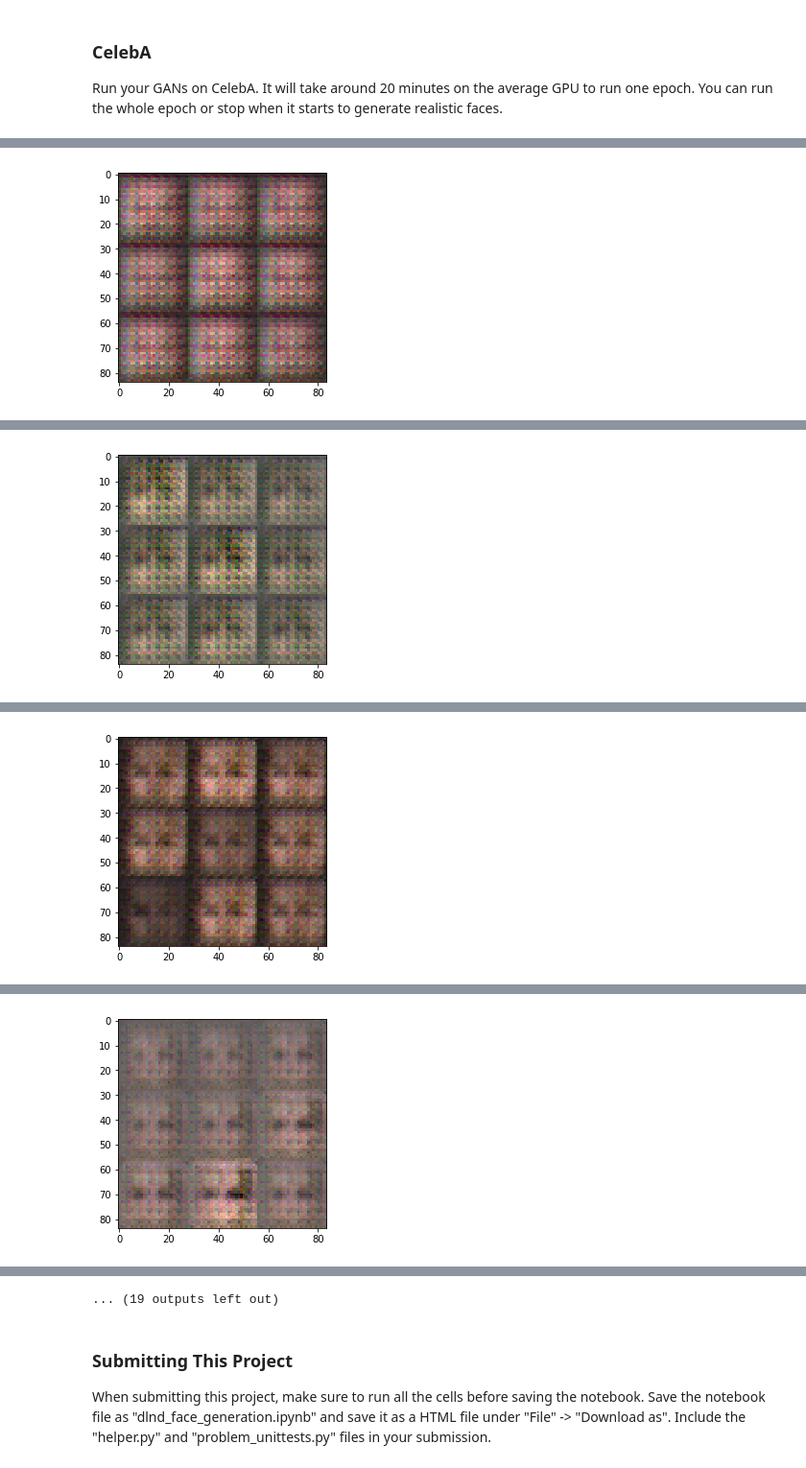
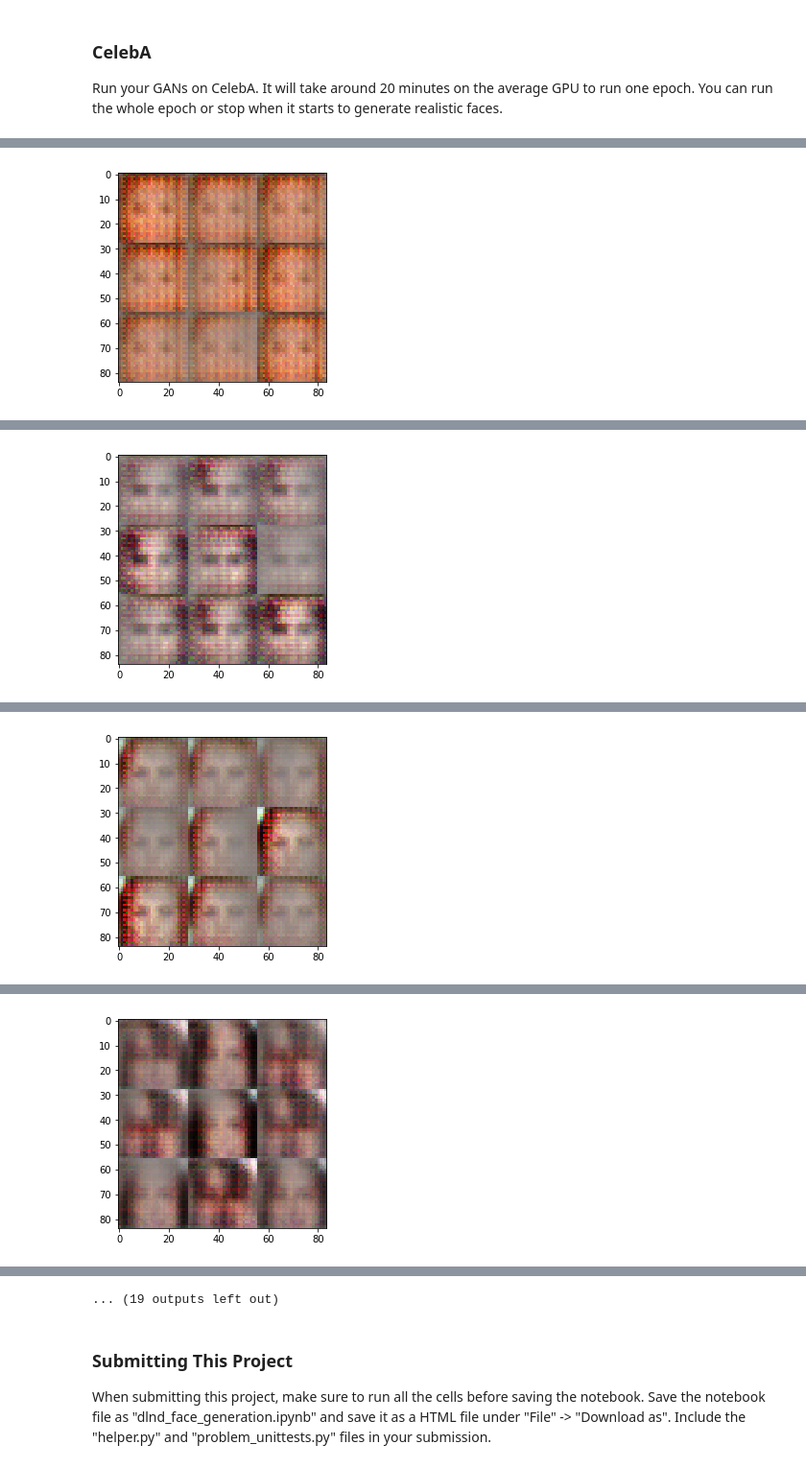
Before and after one commit to voyageth/deep-learning, a Jupyter notebook: face_generation/dlnd_face_generation.ipynb, the cells around one changed output, grey strips where cells are left out. Shown at 96% size. Cells and saved outputs as stored; diff of their text form; code cells hidden in the pictures.

```diff
--- a/face_generation/dlnd_face_generation.ipynb
+++ b/face_generation/dlnd_face_generation.ipynb
@@ -143,16 +144,16 @@ def discriminator(images, reuse=False):
     # TODO: Implement Function
     with tf.variable_scope('discriminator',reuse=reuse):
         # conv1
-        x1 = tf.layers.conv2d(images, 32, 5, strides=2, padding='same', activation=tf.nn.relu)
+        x1 = tf.layers.conv2d(images, 64, 5, strides=2, padding='same', activation=tf.nn.relu)
 
         # conv2
-        x2 = tf.layers.conv2d(x1, 32, 5, strides=2, padding='same', activation=tf.nn.relu)
+        x2 = tf.layers.conv2d(x1, 128, 5, strides=2, padding='same', activation=tf.nn.relu)
 
         # conv3
-        x3 = tf.layers.conv2d(x2, 32, 5, strides=2, padding='same', activation=tf.nn.relu)
+        x3 = tf.layers.conv2d(x2, 256, 5, strides=2, padding='same', activation=tf.nn.relu)
 
         # flatten
-        flat = tf.reshape(x3, (-1, 4*4*32))
+        flat = tf.reshape(x3, (-1, 4 * 4 * 256))
 
         # out
         logits = tf.layers.dense(flat,1)
@@ -182,21 +183,21 @@ def generator(z, out_channel_dim, is_train=True):
     # TODO: Implement Function
     with tf.variable_scope('generator', reuse=not is_train):
         # fc
-        x1 = tf.layers.dense(z, 7*7*128)
+        x1 = tf.layers.dense(z, 7 * 7 * 512)
 
         #  reshape
-        x1 = tf.reshape(x1, (-1, 7, 7,128))
-        x1 = tf.layers.batch_normalization(x1, training=is_train)
+        x1 = tf.reshape(x1, (-1, 7, 7,512))
+#         x1 = tf.layers.batch_normalization(x1, training=is_train)
         x1 = tf.nn.relu(x1)
 
         # conv1
-        x2 = tf.layers.conv2d_transpose(x1, 64, 5, strides=1, padding='same')
-        x2 = tf.layers.batch_normalization(x2, training=is_train)
+        x2 = tf.layers.conv2d_transpose(x1, 256, 5, strides=1, padding='same')
+#         x2 = tf.layers.batch_normalization(x2, training=is_train)
         x2 = tf.nn.relu(x2)
 
         # conv2
-        x3 = tf.layers.conv2d_transpose(x2, 32, 5, strides=2, padding='same')
-        x3 = tf.layers.batch_normalization(x3, training=is_train)
+        x3 = tf.layers.conv2d_transpose(x2, 128, 5, strides=2, padding='same')
+#         x3 = tf.layers.batch_normalization(x3, training=is_train)
         x3 = tf.nn.relu(x3)
 
         # out
@@ -455,7 +456,7 @@ Run your GANs on CelebA.  It will take around 20 minutes on the average GPU to r
 # %%
 batch_size = 128
 z_dim = 100
-learning_rate = 0.0002
+learning_rate = 0.0003
 beta1 = 0.5
 
 
@@ -494 +495 @@ Epoch 1/1 Discriminator Loss: 1.1736 Generator Loss: 0.8267
-[figure, old version]
+[figure, new version]
@@ -505 +506 @@ Epoch 1/1 Discriminator Loss: 1.2033 Generator Loss: 0.7875
-[figure, old version]
+[figure, new version]
@@ -516 +517 @@ Epoch 1/1 Discriminator Loss: 1.1918 Generator Loss: 0.8224
-[figure, old version]
+[figure, new version]
@@ -527 +528 @@ Epoch 1/1 Discriminator Loss: 1.2402 Generator Loss: 0.8090
-[figure, old version]
+[figure, new version]
```
Also changed, not shown: parts of 3 cells of this notebook, 1 other file.
